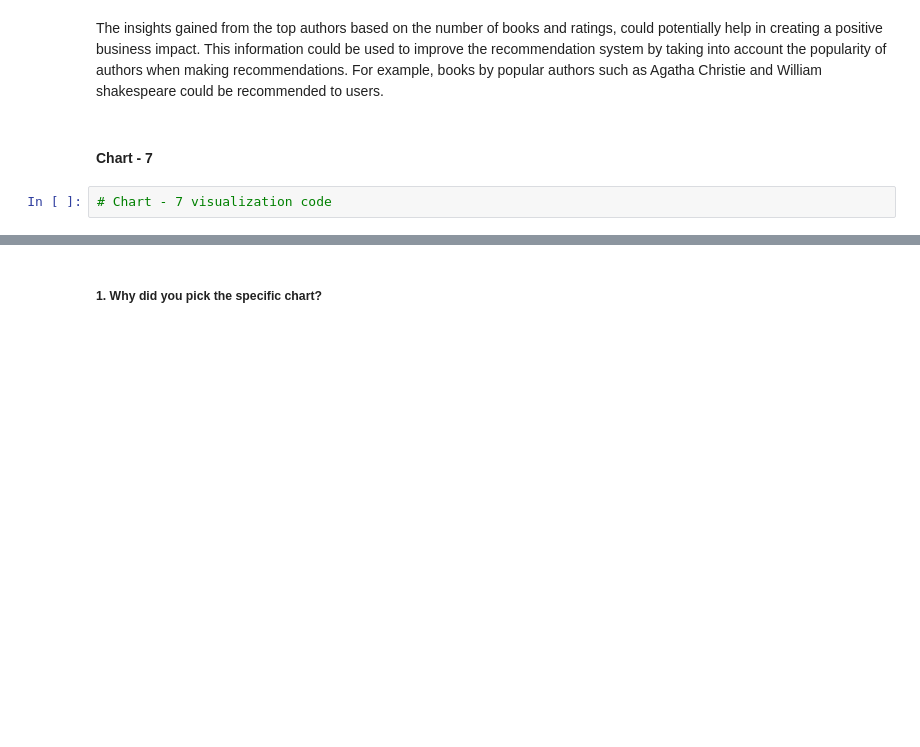
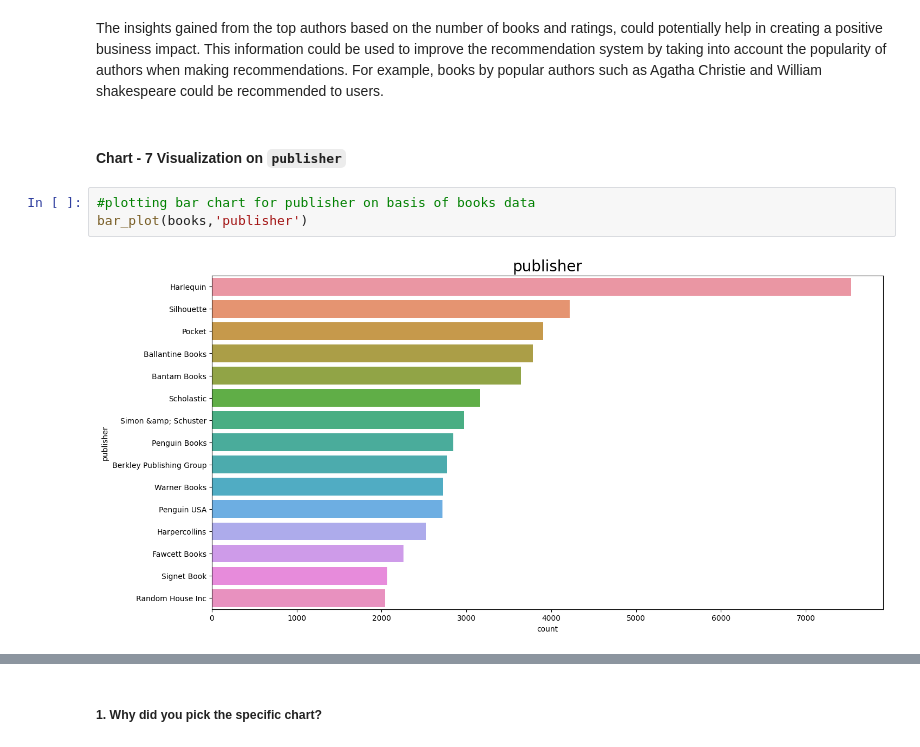
Before and after one commit to Jamal-1018/Book_Recommeder_System_Unsupervised_learning, a Jupyter notebook: Book_recommendation_sysytem_unsupervised.ipynb, the cells around one changed output, grey strips where cells are left out. Saved outputs shown, nothing was run; the diff lists cells and outputs as text; blank space fills up the shorter version.

```diff
--- a/Book_recommendation_sysytem_unsupervised.ipynb
+++ b/Book_recommendation_sysytem_unsupervised.ipynb
@@ -625,6 +625,9 @@ Are there any insights that lead to negative growth? Justify with specific reaso
 # %% [markdown]
 The insights gained from the top authors based on the number of books and ratings, could potentially help in creating a positive business impact. This information could be used to improve the recommendation system by taking into account the popularity of authors when making recommendations. For example, books by popular authors such as Agatha Christie and William shakespeare could be recommended to users.
 # %% [markdown]
-#### Chart - 7
+#### Chart - 7 Visualization on `publisher`
-# %%
-# Chart - 7 visualization code
+# %%
+#plotting bar chart for publisher on basis of books data
+bar_plot(books,'publisher')
+# %% [output]
+[figure, added]
```
Also changed, not shown: parts of 17 cells of this notebook.
